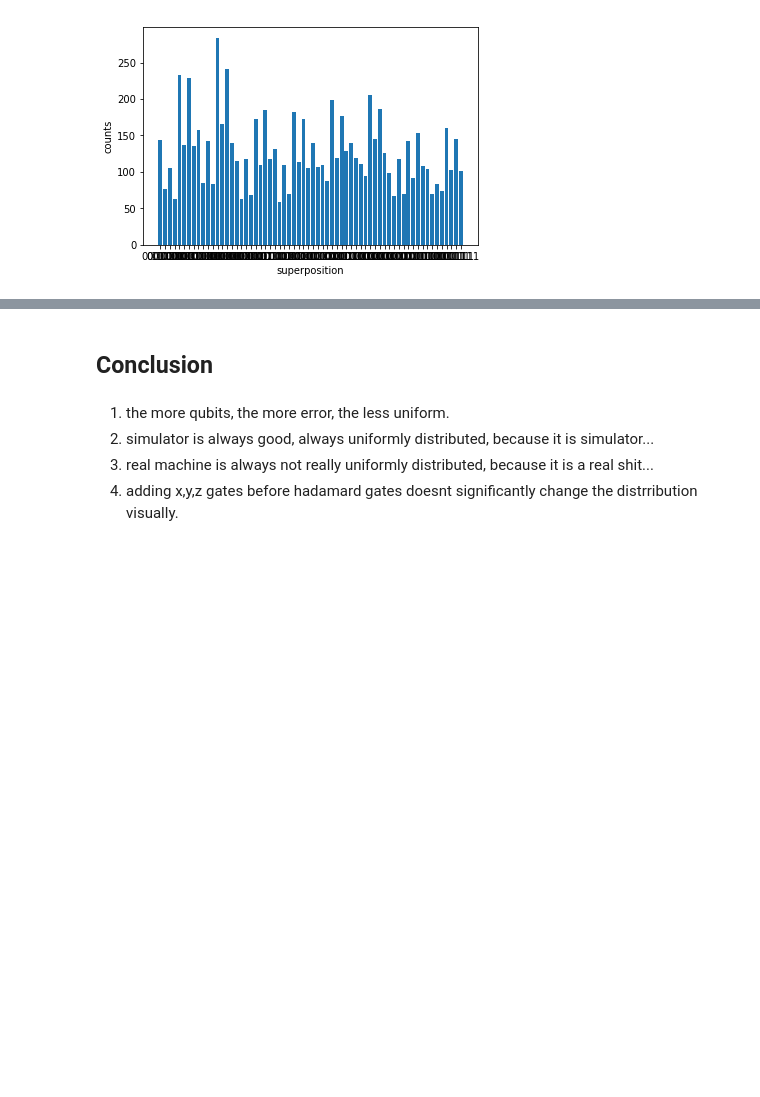
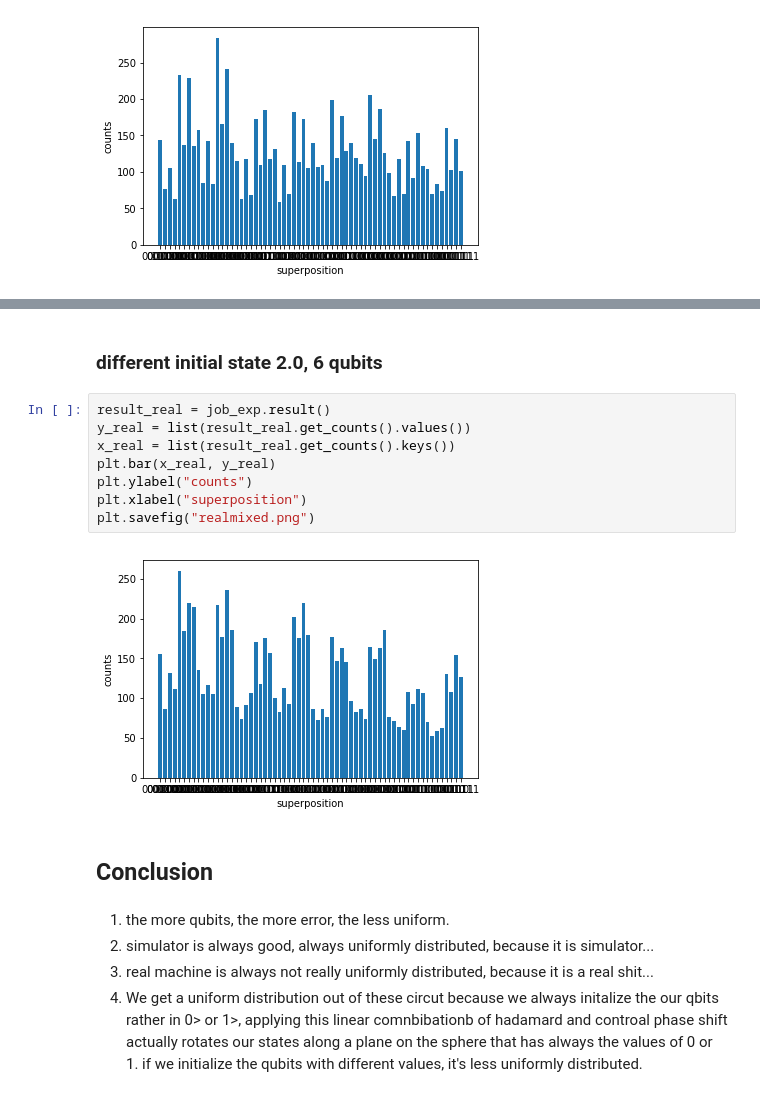
Before and after one commit to QML-UOS/quantum-fourier-transform-demo-a-new-team, a Jupyter notebook: quantum-fourrier-transform-quantum-dudes.ipynb, the cells around one changed output, grey strips where cells are left out. Drawn from its saved outputs; the diff is of its cells as text; blank space fills up the shorter version.

```diff
--- a/quantum-fourrier-transform-quantum-dudes.ipynb
+++ b/quantum-fourrier-transform-quantum-dudes.ipynb
@@ -160,7 +172,19 @@ plt.savefig("real.png")
+# %% [markdown]
+### different initial state 2.0, 6 qubits
+# %%
+result_real = job_exp.result()
+y_real = list(result_real.get_counts().values())
+x_real = list(result_real.get_counts().keys())
+plt.bar(x_real, y_real)
+plt.ylabel("counts")
+plt.xlabel("superposition")
+plt.savefig("realmixed.png")
+# %% [output]
+[figure, added]
 # %% [markdown]
 ## Conclusion
 # %% [markdown]
 1. the more qubits, the more error, the less uniform.
 2. simulator is always good, always uniformly distributed, because it is simulator...
 3. real machine is always not really uniformly distributed, because it is a real shit...
-4. adding x,y,z gates before hadamard gates doesnt significantly change the distrribution visually.
+4. We get a uniform distribution out of these circut because we always initalize the our qbits rather in 0> or 1>, applying this linear comnbibationb of hadamard and controal phase shift actually rotates our states along a plane on the sphere that has always the values of 0 or 1. if we initialize the qubits with different values, it's less uniformly distributed.
```
Also changed, not shown: parts of 5 cells of this notebook.
